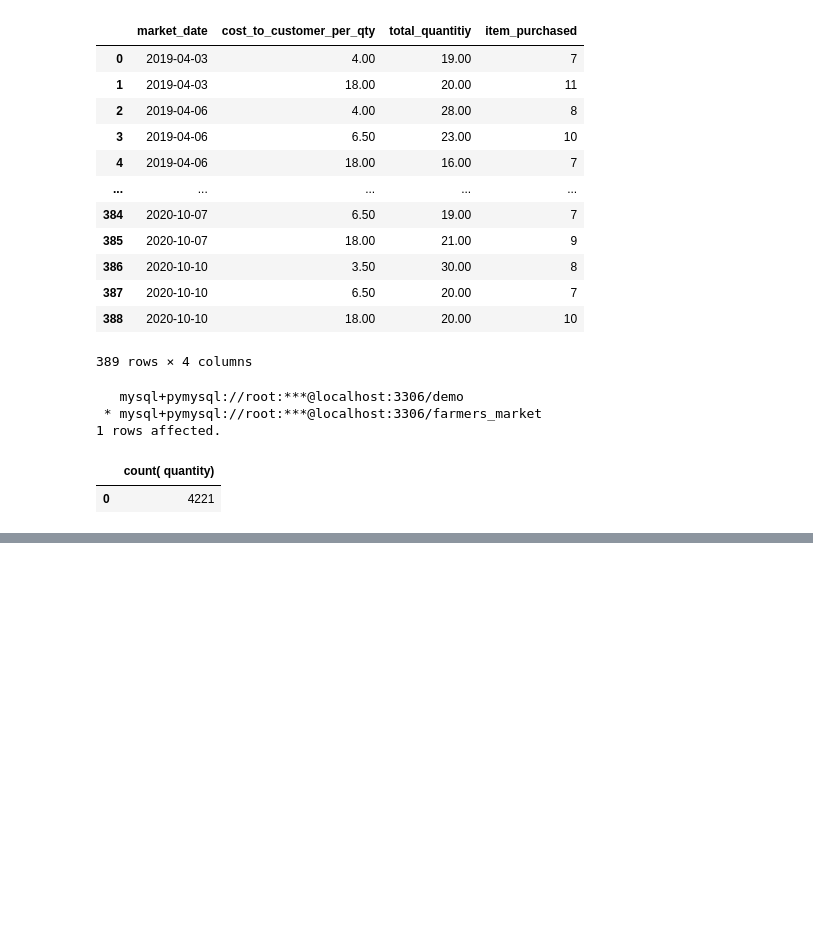
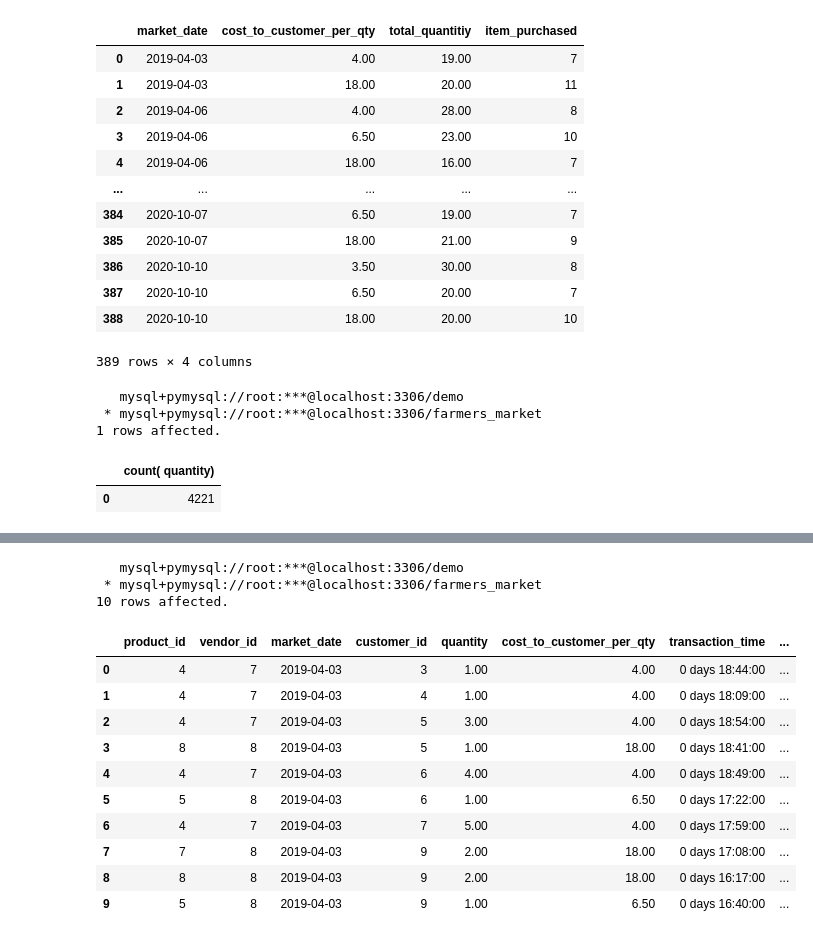
Before and after one commit to KunalNeon/SQL-For-Data-Scientist, a Jupyter notebook: sql.ipynb, the cells around one changed output, grey strips where cells are left out. Drawn from its saved outputs; the diff is of its cells as text; code cells hidden in the pictures; blank space fills up the shorter version.

```diff
--- a/sql.ipynb
+++ b/sql.ipynb
@@ -1219,0 +1214,25 @@ order by market_date
+# %%
+query24='''
+select *,
+
+row_number() over ( partition by customer_id order by quantity desc) as 'rank'
+
+from farmers_market.customer_purchases order by market_date
+limit 10
+'''
+%sql $query24
+# %% [output]
+   mysql+pymysql://root:***@localhost:3306/demo
+ * mysql+pymysql://root:***@localhost:3306/farmers_market
+10 rows affected.
+|  | product_id | vendor_id | market_date | customer_id | quantity | cost_to_customer_per_qty | transaction_time | ... |
+| 0 | 4 | 7 | 2019-04-03 | 3 | 1.00 | 4.00 | 0 days 18:44:00 | ... |
+| 1 | 4 | 7 | 2019-04-03 | 4 | 1.00 | 4.00 | 0 days 18:09:00 | ... |
+| 2 | 4 | 7 | 2019-04-03 | 5 | 3.00 | 4.00 | 0 days 18:54:00 | ... |
+| 3 | 8 | 8 | 2019-04-03 | 5 | 1.00 | 18.00 | 0 days 18:41:00 | ... |
+| 4 | 4 | 7 | 2019-04-03 | 6 | 4.00 | 4.00 | 0 days 18:49:00 | ... |
+| 5 | 5 | 8 | 2019-04-03 | 6 | 1.00 | 6.50 | 0 days 17:22:00 | ... |
+| 6 | 4 | 7 | 2019-04-03 | 7 | 5.00 | 4.00 | 0 days 17:59:00 | ... |
+| 7 | 7 | 8 | 2019-04-03 | 9 | 2.00 | 18.00 | 0 days 17:08:00 | ... |
+| 8 | 8 | 8 | 2019-04-03 | 9 | 2.00 | 18.00 | 0 days 16:17:00 | ... |
+| 9 | 5 | 8 | 2019-04-03 | 9 | 1.00 | 6.50 | 0 days 16:40:00 | ... |
```
Also changed, not shown: parts of 5 cells of this notebook.
